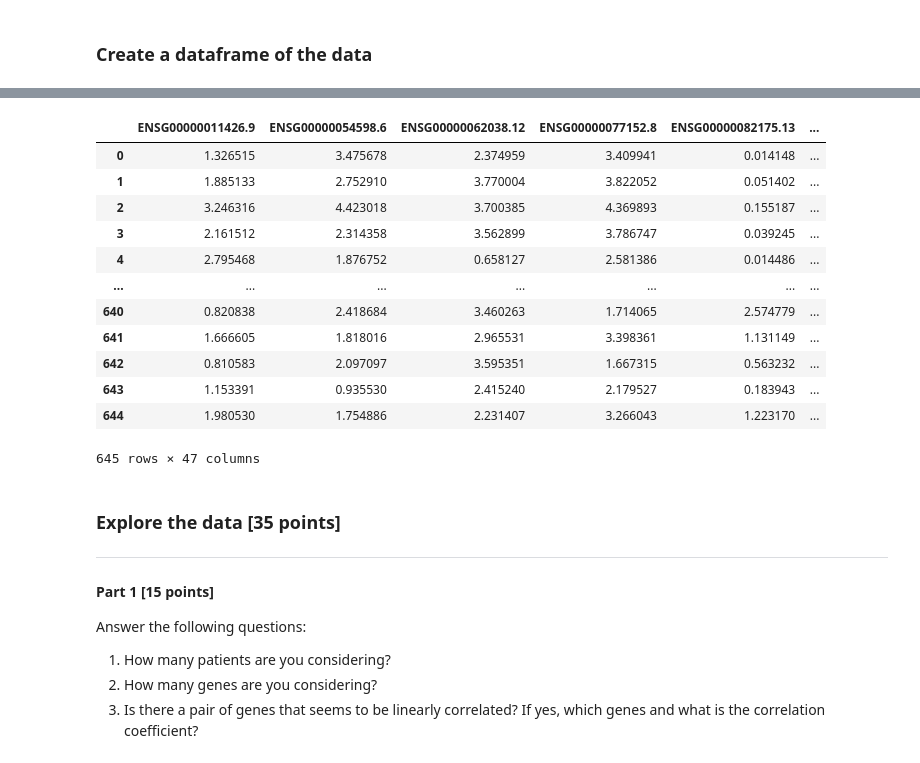
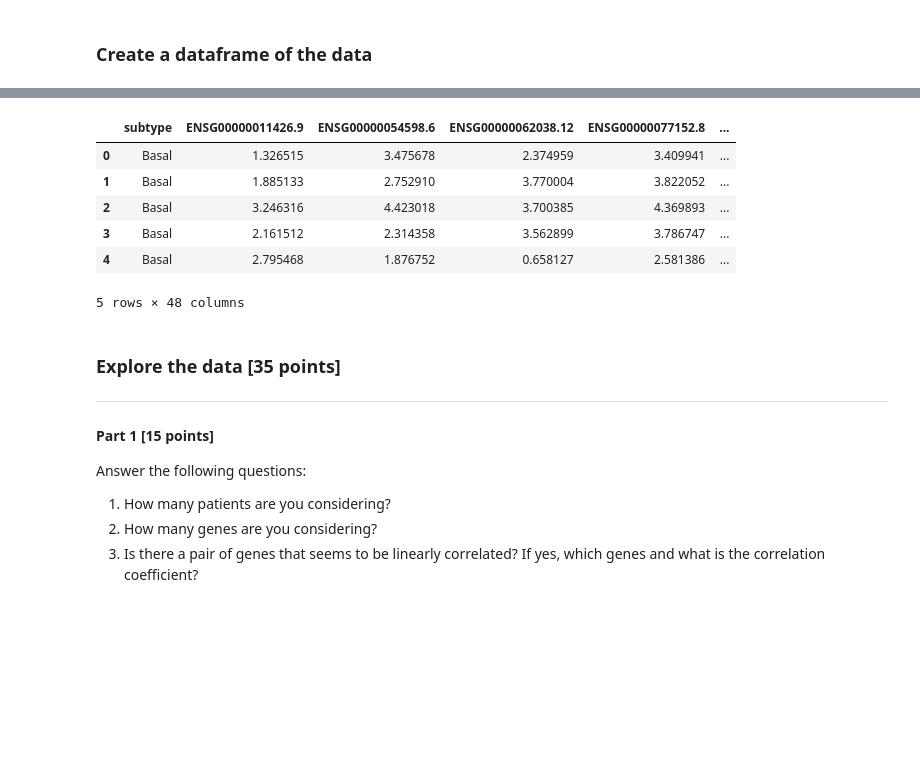
Before and after one commit to LaurenceCote/BIM6065, a Jupyter notebook: data_analysis_3.ipynb, the cells around one changed output, grey strips where cells are left out. Cells and saved outputs as stored; diff of their text form; code cells hidden in the pictures; blank space fills up the shorter version.

```diff
--- a/data_analysis_3.ipynb
+++ b/data_analysis_3.ipynb
@@ -229,24 +214,16 @@ subtype
-# %%
-pd.concat(expression,)
-#expression.rename({1 : "patient"}, axis=1, inplace=True)
-
-#expression = expression.merge(subtype, on="patient")
-
-expression
-# %% [output]
-|  | ENSG00000011426.9 | ENSG00000054598.6 | ENSG00000062038.12 | ENSG00000077152.8 | ENSG00000082175.13 | ... |
-| 0 | 1.326515 | 3.475678 | 2.374959 | 3.409941 | 0.014148 | ... |
-| 1 | 1.885133 | 2.752910 | 3.770004 | 3.822052 | 0.051402 | ... |
-| 2 | 3.246316 | 4.423018 | 3.700385 | 4.369893 | 0.155187 | ... |
-| 3 | 2.161512 | 2.314358 | 3.562899 | 3.786747 | 0.039245 | ... |
-| 4 | 2.795468 | 1.876752 | 0.658127 | 2.581386 | 0.014486 | ... |
-| ... | ... | ... | ... | ... | ... | ... |
-| 640 | 0.820838 | 2.418684 | 3.460263 | 1.714065 | 2.574779 | ... |
-| 641 | 1.666605 | 1.818016 | 2.965531 | 3.398361 | 1.131149 | ... |
-| 642 | 0.810583 | 2.097097 | 3.595351 | 1.667315 | 0.563232 | ... |
-| 643 | 1.153391 | 0.935530 | 2.415240 | 2.179527 | 0.183943 | ... |
-| 644 | 1.980530 | 1.754886 | 2.231407 | 3.266043 | 1.223170 | ... |
-645 rows × 47 columns
+# %%
+BC = pd.concat([subtype, expression], axis=1)
+BC.rename({0 : "subtype"}, axis=1, inplace=True)
+
+BC.head()
+# %% [output]
+|  | subtype | ENSG00000011426.9 | ENSG00000054598.6 | ENSG00000062038.12 | ENSG00000077152.8 | ... |
+| 0 | Basal | 1.326515 | 3.475678 | 2.374959 | 3.409941 | ... |
+| 1 | Basal | 1.885133 | 2.752910 | 3.770004 | 3.822052 | ... |
+| 2 | Basal | 3.246316 | 4.423018 | 3.700385 | 4.369893 | ... |
+| 3 | Basal | 2.161512 | 2.314358 | 3.562899 | 3.786747 | ... |
+| 4 | Basal | 2.795468 | 1.876752 | 0.658127 | 2.581386 | ... |
+5 rows × 48 columns
 # %% [markdown]
 ### Explore the data [35 points]
 
```
Also changed, not shown: parts of 14 cells of this notebook.
